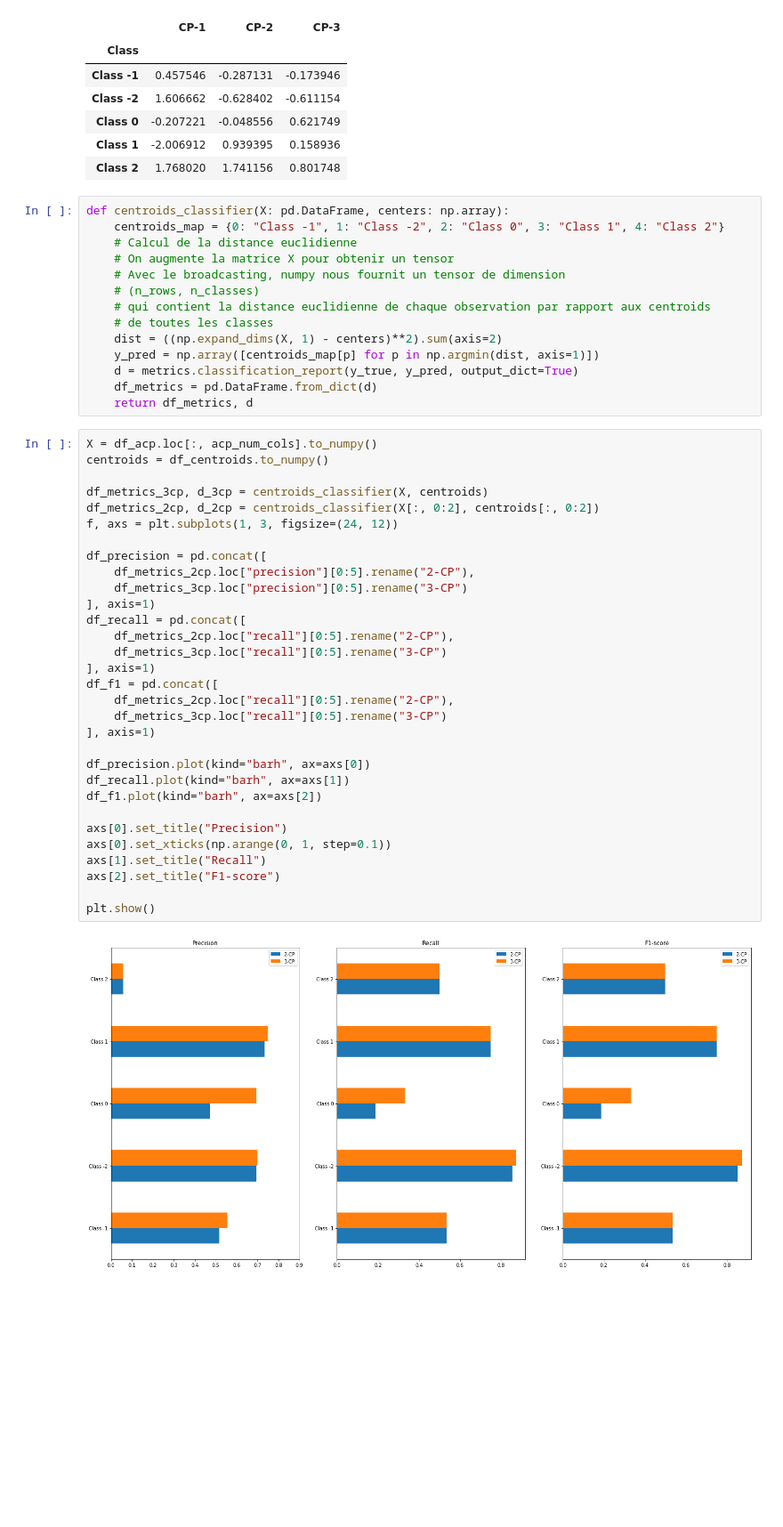
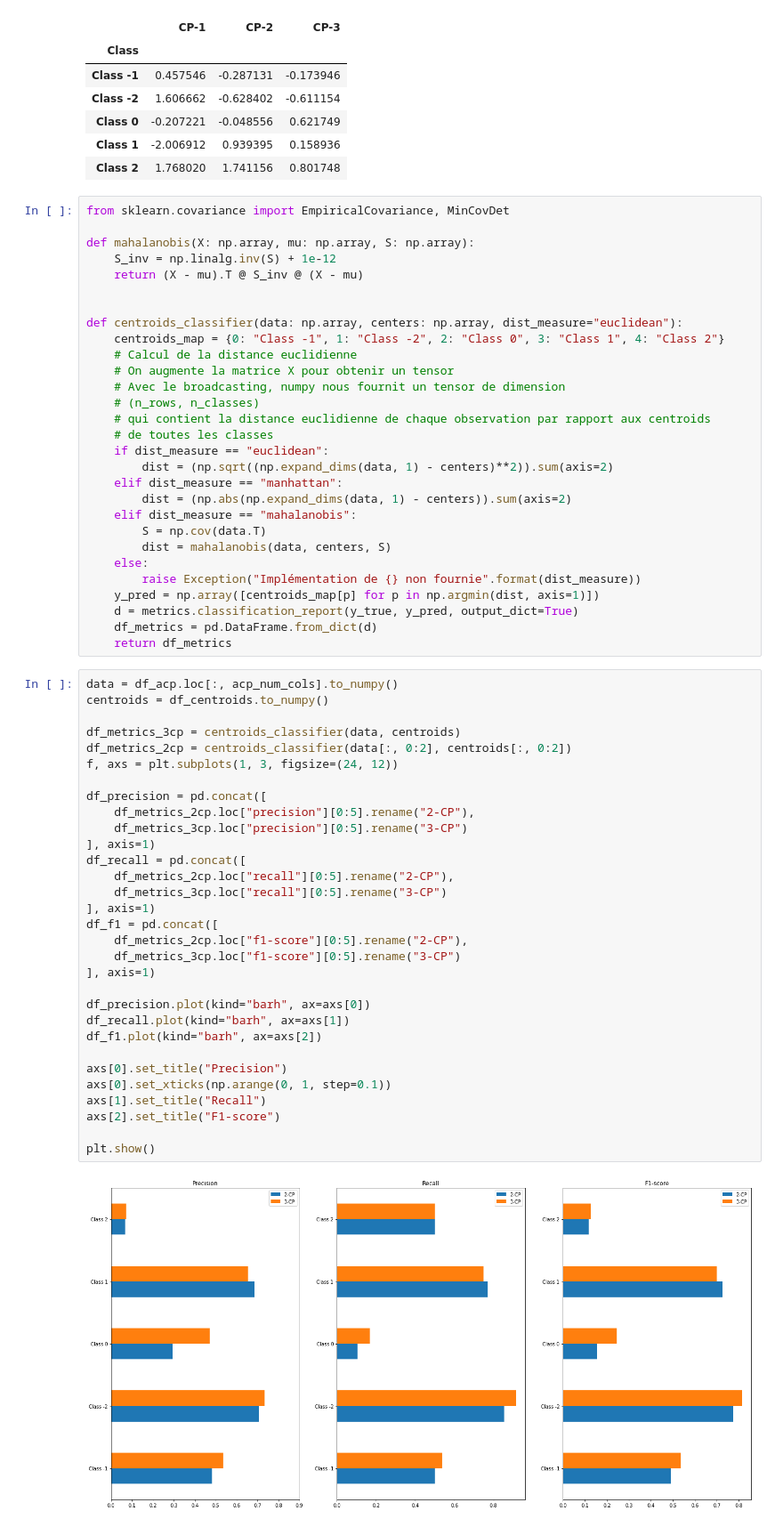
Before and after one commit to ireydiak/fraud_detection, a Jupyter notebook: tp1_v1.ipynb, the cells around one changed output. Shown at 89% size. Cells and saved outputs as stored; diff of their text form; blank space fills up the shorter version.

```diff
--- a/tp1_v1.ipynb
+++ b/tp1_v1.ipynb
@@ -582,7 +588,14 @@ df_centroids
 | Class 1 | -2.006912 | 0.939395 | 0.158936 |
 | Class 2 | 1.768020 | 1.741156 | 0.801748 |
 # %%
-def centroids_classifier(X: pd.DataFrame, centers: np.array):
+from sklearn.covariance import EmpiricalCovariance, MinCovDet
+
+def mahalanobis(X: np.array, mu: np.array, S: np.array):
+    S_inv = np.linalg.inv(S) + 1e-12
+    return (X - mu).T @ S_inv @ (X - mu)
+
+
+def centroids_classifier(data: np.array, centers: np.array, dist_measure="euclidean"):
     centroids_map = {0: "Class -1", 1: "Class -2", 2: "Class 0", 3: "Class 1", 4: "Class 2"}
     # Calcul de la distance euclidienne
     # On augmente la matrice X pour obtenir un tensor
@@ -590,43 +603,51 @@ def centroids_classifier(X: pd.DataFrame, centers: np.array):
     # (n_rows, n_classes)
     # qui contient la distance euclidienne de chaque observation par rapport aux centroids
     # de toutes les classes
-    dist = ((np.expand_dims(X, 1) - centers)**2).sum(axis=2)
+    if dist_measure == "euclidean":
+        dist = (np.sqrt((np.expand_dims(data, 1) - centers)**2)).sum(axis=2)
+    elif dist_measure == "manhattan":
+        dist = (np.abs(np.expand_dims(data, 1) - centers)).sum(axis=2)
+    elif dist_measure == "mahalanobis":
+        S = np.cov(data.T)
+        dist = mahalanobis(data, centers, S)
+    else:
+        raise Exception("Implémentation de {} non fournie".format(dist_measure))
     y_pred = np.array([centroids_map[p] for p in np.argmin(dist, axis=1)])
     d = metrics.classification_report(y_true, y_pred, output_dict=True)
     df_metrics = pd.DataFrame.from_dict(d)
-    return df_metrics, d
+    return df_metrics
 # %%
-X = df_acp.loc[:, acp_num_cols].to_numpy()
+data = df_acp.loc[:, acp_num_cols].to_numpy()
 centroids = df_centroids.to_numpy()
 
-df_metrics_3cp, d_3cp = centroids_classifier(X, centroids)
-df_metrics_2cp, d_2cp = centroids_classifier(X[:, 0:2], centroids[:, 0:2])
+df_metrics_3cp = centroids_classifier(data, centroids)
+df_metrics_2cp = centroids_classifier(data[:, 0:2], centroids[:, 0:2])
 f, axs = plt.subplots(1, 3, figsize=(24, 12))
 
 df_precision = pd.concat([
     df_metrics_2cp.loc["precision"][0:5].rename("2-CP"),
     df_metrics_3cp.loc["precision"][0:5].rename("3-CP")
 ], axis=1)
 df_recall = pd.concat([
     df_metrics_2cp.loc["recall"][0:5].rename("2-CP"),
     df_metrics_3cp.loc["recall"][0:5].rename("3-CP")
 ], axis=1)
 df_f1 = pd.concat([
-    df_metrics_2cp.loc["recall"][0:5].rename("2-CP"),
-    df_metrics_3cp.loc["recall"][0:5].rename("3-CP")
+    df_metrics_2cp.loc["f1-score"][0:5].rename("2-CP"),
+    df_metrics_3cp.loc["f1-score"][0:5].rename("3-CP")
 ], axis=1)
 
 df_precision.plot(kind="barh", ax=axs[0])
 df_recall.plot(kind="barh", ax=axs[1])
 df_f1.plot(kind="barh", ax=axs[2])
 
 axs[0].set_title("Precision")
 axs[0].set_xticks(np.arange(0, 1, step=0.1))
 axs[1].set_title("Recall")
 axs[2].set_title("F1-score")
 
 plt.show()
 # %% [output]
-[figure, old version]
+[figure, new version]
 # %% [markdown]
 Constate que precision, recall (et par extension f1-score) systématiquement meilleurs pour 3CP.
```
Also changed, not shown: parts of 17 cells of this notebook.
